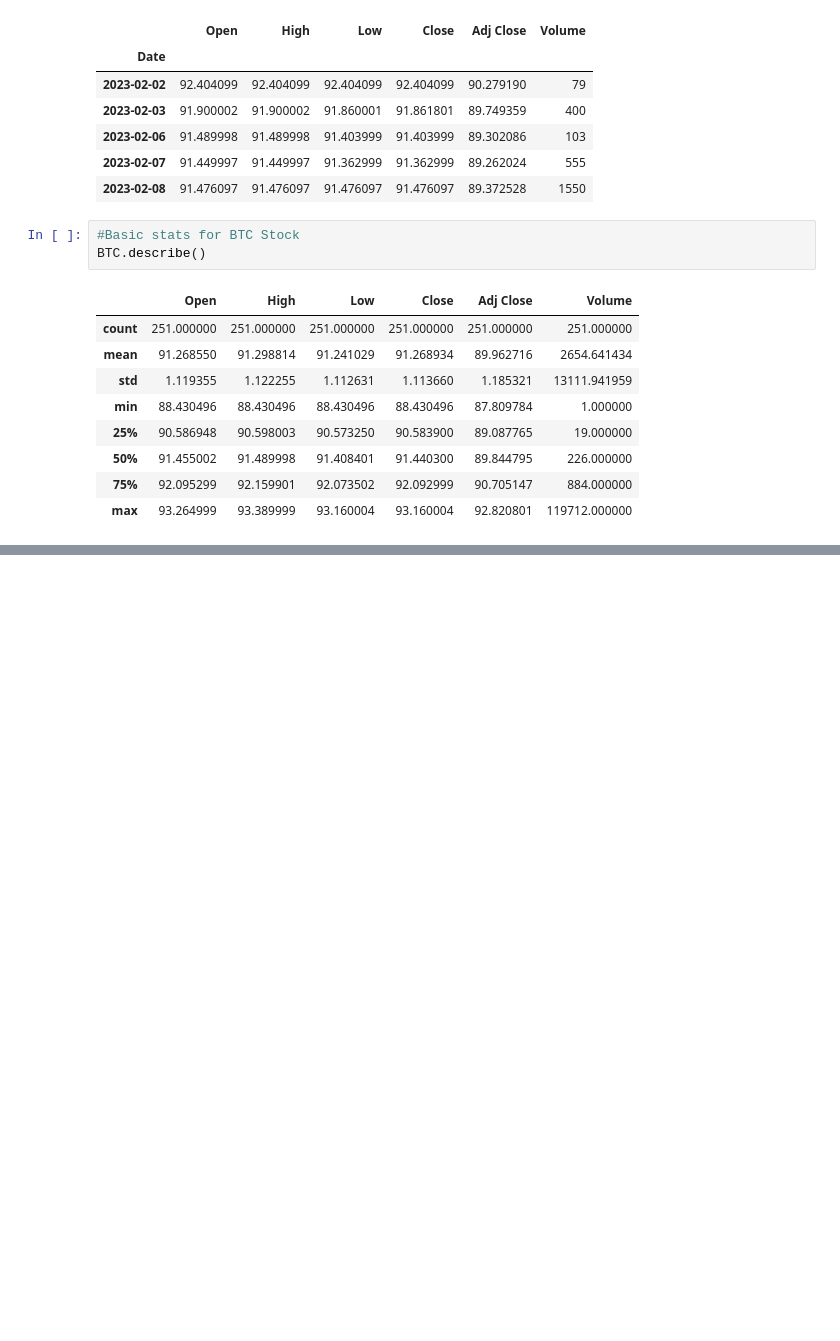
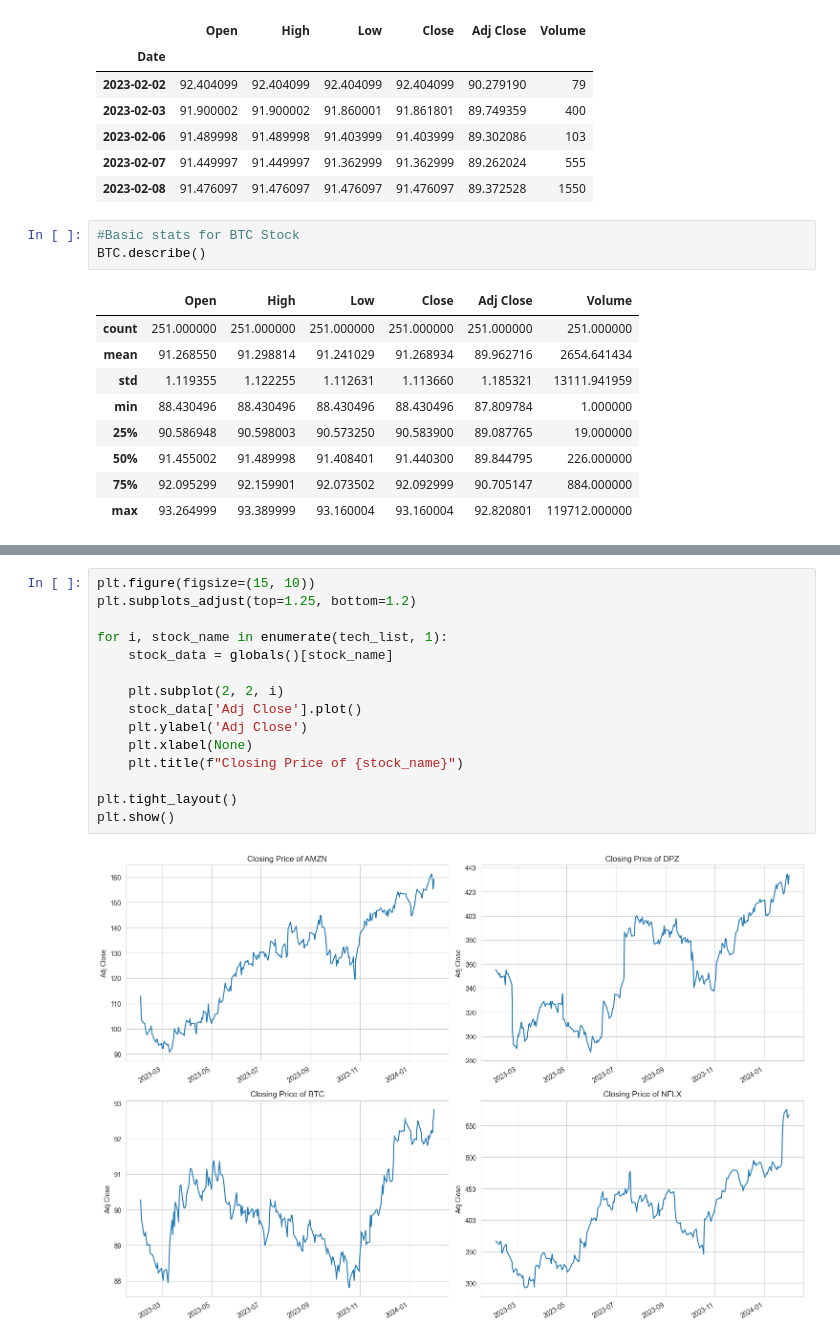
Before and after one commit to Deepak-B-G/Fast-Lane-Internship, a Jupyter notebook: Project-02/project-02.ipynb, the cells around one changed output, grey strips where cells are left out. Saved outputs shown, nothing was run; the diff lists cells and outputs as text; blank space fills up the shorter version.

```diff
--- a/Project-02/project-02.ipynb
+++ b/Project-02/project-02.ipynb
@@ -62,0 +99,17 @@ BTC.describe()
+# %%
+plt.figure(figsize=(15, 10))
+plt.subplots_adjust(top=1.25, bottom=1.2)
+
+for i, stock_name in enumerate(tech_list, 1):
+    stock_data = globals()[stock_name]
+
+    plt.subplot(2, 2, i)
+    stock_data['Adj Close'].plot()
+    plt.ylabel('Adj Close')
+    plt.xlabel(None)
+    plt.title(f"Closing Price of {stock_name}")
+
+plt.tight_layout()
+plt.show()
+# %% [output]
+[figure, added]
```
Also changed, not shown: parts of 3 cells of this notebook.
